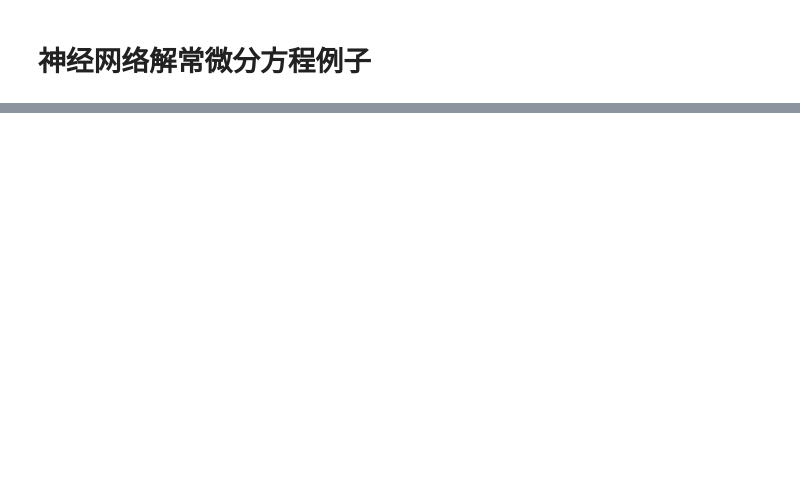
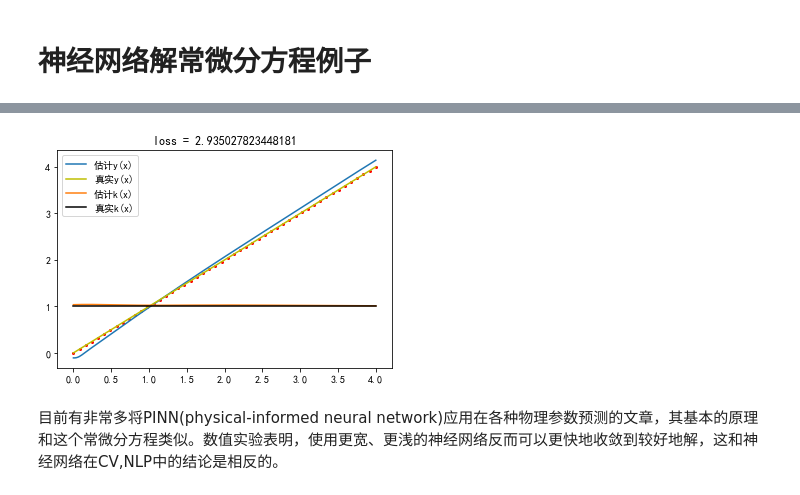
Before and after one commit to GCaptainNemo/Deep-Galerkin-Method, a Jupyter notebook: docs/ODE_example.ipynb, the cells around one changed output, grey strips where cells are left out. Drawn from its saved outputs; the diff is of its cells as text; code cells hidden in the pictures; blank space fills up the shorter version.

```diff
--- a/docs/ODE_example.ipynb
+++ b/docs/ODE_example.ipynb
@@ -49,0 +58,21 @@ Warning: Cannot change to a different GUI toolkit: qt5. Using qt instead.
+# %%
+from ode_example.inverse_problem.model import *
+from ode_example.inverse_problem.data import *
+from ode_example.inverse_problem.criterion import *
+from ode_example.inverse_problem.train import *
+import torch
+
+
+model = EstimateCond(3, 30, 3, 330)
+# model = torch.load("model.pth")
+
+x = torch.linspace(0, 4, 50, dtype=torch.float32).reshape(-1, 1)
+observe_x_y = torch.cat([x, x], dim=1)
+# print("observe_x_y.shape = ", observe_x_y.shape)
+
+data_sampler = DataSampler(100, 1, 30, observe_x_y)  # 100 data, 1 boundary data
+criterion = Criterion(model, data_sampler)
+
+train = Train(criterion)
+train.train(1000, 3e-4)
+# %% [output]
@@ -49,0 +80,3 @@ Warning: Cannot change to a different GUI toolkit: qt5. Using qt instead.
+[figure, added]
+# %% [markdown]
+目前有非常多将PINN(physical-informed neural network)应用在各种物理参数预测的文章，其基本的原理和这个常微分方程类似。数值实验表明，使用更宽、更浅的神经网络反而可以更快地收敛到较好地解，这和神经网络在CV,NLP中的结论是相反的。
```
Also changed, not shown: parts of 10 cells of this notebook, 3 other files.
